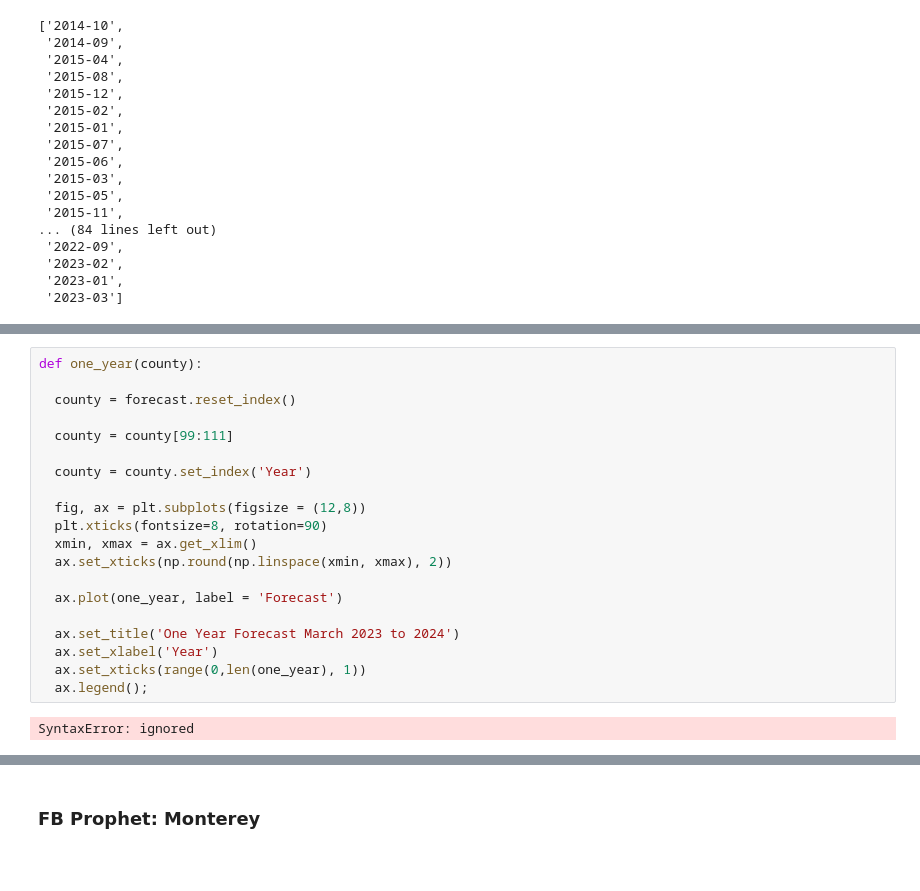
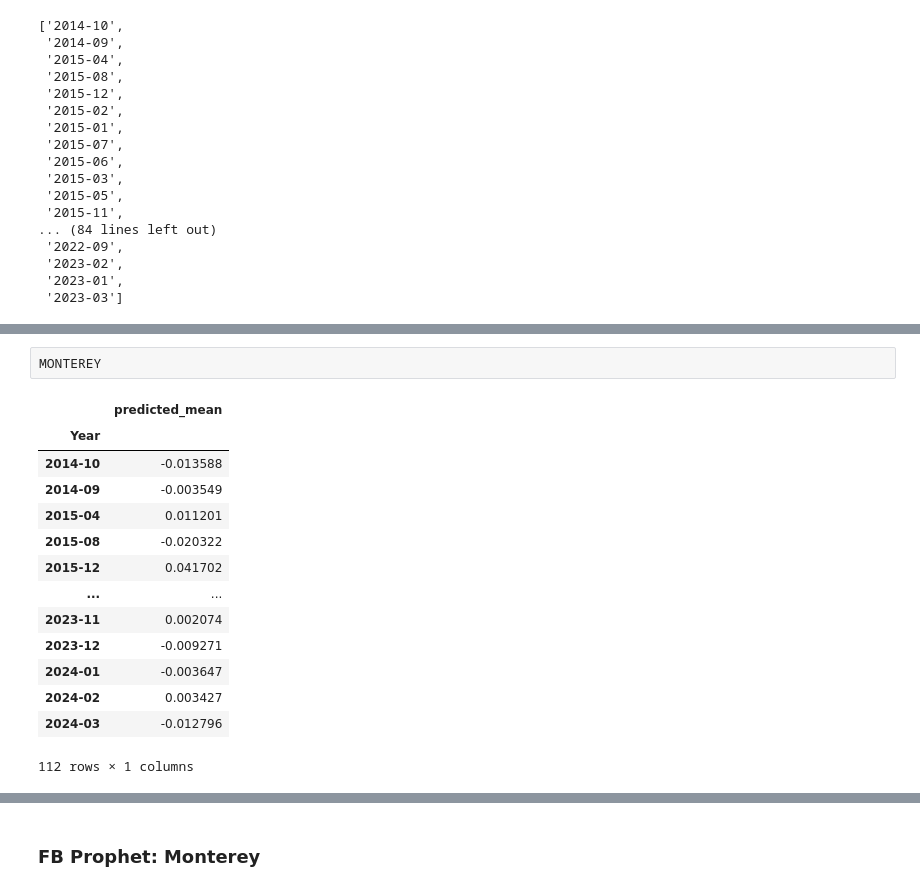
Before and after one commit to joshstruggles/Local-Area-Unemployment-Statistics-California, a Jupyter notebook: Time_Series_Analysis_of_LAUS.ipynb, the cells around one changed output, grey strips where cells are left out. Saved outputs shown, nothing was run; the diff lists cells and outputs as text; blank space fills up the shorter version.

```diff
--- a/Time_Series_Analysis_of_LAUS.ipynb
+++ b/Time_Series_Analysis_of_LAUS.ipynb
@@ -1239,22 +1423,17 @@ ax.legend();
-# %%
-def one_year(county):
-
-  county = forecast.reset_index()
-
-  county = county[99:111]
-
-  county = county.set_index('Year')
-
-  fig, ax = plt.subplots(figsize = (12,8))
-  plt.xticks(fontsize=8, rotation=90)
-  xmin, xmax = ax.get_xlim()
-  ax.set_xticks(np.round(np.linspace(xmin, xmax), 2))
-
-  ax.plot(one_year, label = 'Forecast')
-
-  ax.set_title('One Year Forecast March 2023 to 2024')
-  ax.set_xlabel('Year')
-  ax.set_xticks(range(0,len(one_year), 1))
-  ax.legend();
-# %% [output]
-SyntaxError: ignored
+# %%
+MONTEREY
+# %% [output]
+|  | predicted_mean |
+| Year |  |
+| 2014-10 | -0.013588 |
+| 2014-09 | -0.003549 |
+| 2015-04 | 0.011201 |
+| 2015-08 | -0.020322 |
+| 2015-12 | 0.041702 |
+| ... | ... |
+| 2023-11 | 0.002074 |
+| 2023-12 | -0.009271 |
+| 2024-01 | -0.003647 |
+| 2024-02 | 0.003427 |
+| 2024-03 | -0.012796 |
+112 rows × 1 columns
```
Also changed, not shown: parts of 35 cells of this notebook.
